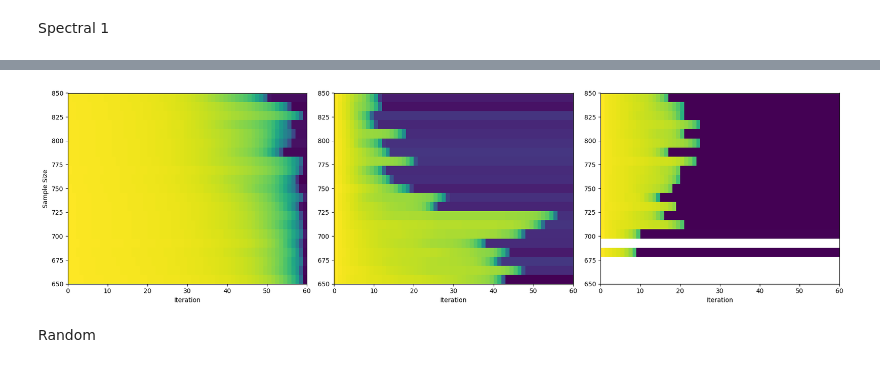
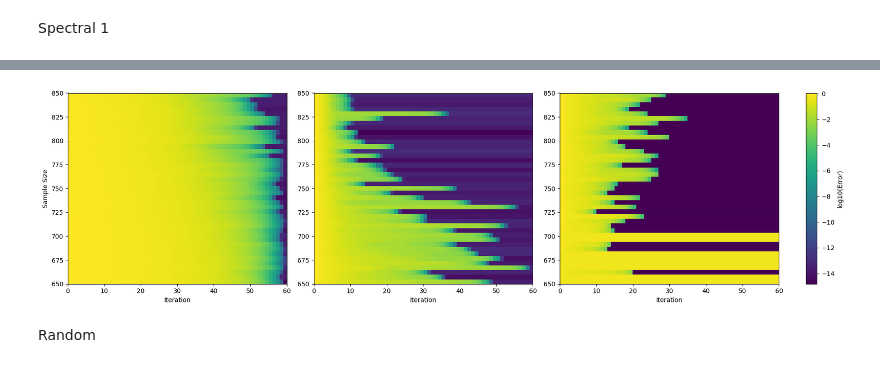
Before and after one commit to gmbabreu/BWGD, a Jupyter notebook: Final Experiments.ipynb, the cells around one changed output, grey strips where cells are left out. Cells and saved outputs as stored; diff of their text form; code cells hidden in the pictures.

```diff
--- a/Final Experiments.ipynb
+++ b/Final Experiments.ipynb
@@ -360,33 +389,17 @@ plt.show()
 # %%
 #Convergence time
-samples = np.linspace(650, 850, 21)
+samples = np.linspace(650, 850, 41)
 max_iter = 60
 err_bsl_spec1 = convergence_time(bwgd_smooth_loss, init="spec1", samples=samples, max_iter=max_iter, square=False)
 err_bs_spec1 = convergence_time(bwgd_smooth, init="spec1", samples=samples, max_iter=max_iter, square=False)
 err_b_spec1 = convergence_time(bwgd, init="spec1", samples=samples, max_iter=max_iter, square=True)
-
-errors_spec1 = [err_bsl_spec1, err_bs_spec1, err_b_spec1]
-
-fig, axs = plt.subplots(1, 3, figsize=(18, 5))  # 1 row, 3 columns
-for i, (ax, err_matrix) in enumerate(zip(axs, errors_spec1)):
-    im = ax.imshow(np.log10(err_matrix.T),  # Transpose for correct orientation
-                   aspect='auto',
-                   origin='lower',
-                   extent=[0, max_iter, samples[0], samples[-1]],
-                   cmap='viridis')
-
-    ax.set_xlabel('Iteration')
-    if i == 0:
-        ax.set_ylabel('Sample Size')
-    ax.grid(False)
-
-# Add one shared colorbar
-cbar.set_label('log(Error)')
-
-plt.tight_layout()
-plt.show()
-# %% [output]
-[figure, removed]
+# %%
+samples = np.linspace(650, 850, 41)
+max_iter = 60
+errors_spec1 = [err_bsl_spec1, err_bs_spec1, err_b_spec1]
+plot_convergence_time(errors_spec1, max_iter, samples)
+# %% [output]
+[figure, added]
 # %% [markdown]
 Random
 # %%
```
Also changed, not shown: parts of 20 cells of this notebook.
